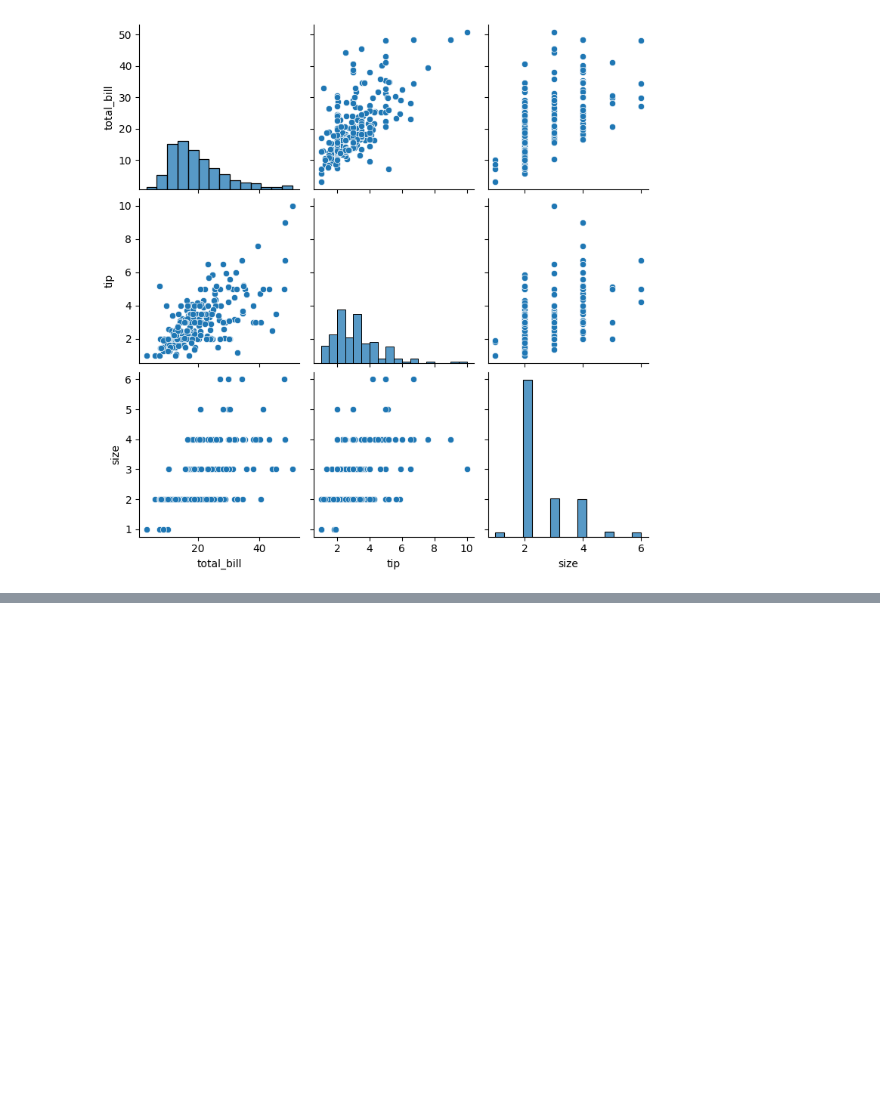
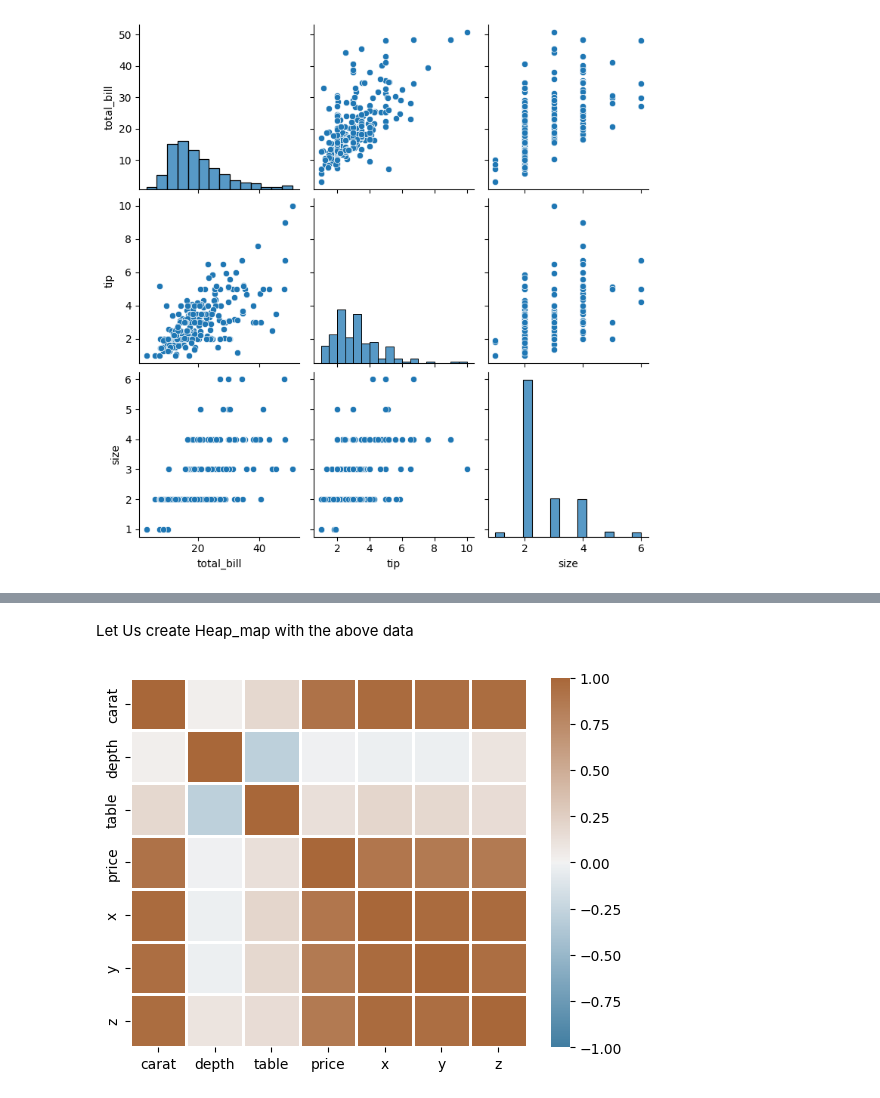
Before and after one commit to Manversajjad/Movies_Analysis_Exploratory_Analysis, a Jupyter notebook: Multivariate_analysis.ipynb, the cells around one changed output, grey strips where cells are left out. Cells and saved outputs as stored; diff of their text form; code cells hidden in the pictures; blank space fills up the shorter version.

```diff
--- a/Multivariate_analysis.ipynb
+++ b/Multivariate_analysis.ipynb
@@ -128,0 +136,3 @@ ax = sns.pairplot(data = tips)
+# %%
+dia = sns.load_dataset("diamonds")
+dia.head()
@@ -128,0 +146,5 @@ ax = sns.pairplot(data = tips)
+# %%
+# Convert only numeric columns for correlation calculation
+numeric_dia = dia.select_dtypes(include=['number'])  # Exclude non-numeric columns
+dia_corr = numeric_dia.corr()  # Calculate correlation only on numeric data
+print(dia_corr)
@@ -128,0 +160,8 @@ ax = sns.pairplot(data = tips)
+# %% [markdown]
+Let Us create Heap_map with the above data
+# %%
+div_palette = sns.diverging_palette(235, 35, as_cmap=True)
+ax=sns.heatmap(dia_corr, cmap=div_palette,linewidths=1, center=0, vmin=-1, vmax=1)
+plt.show()
+# %% [output]
+[figure, added]
```
Also changed, not shown: parts of 6 cells of this notebook.
